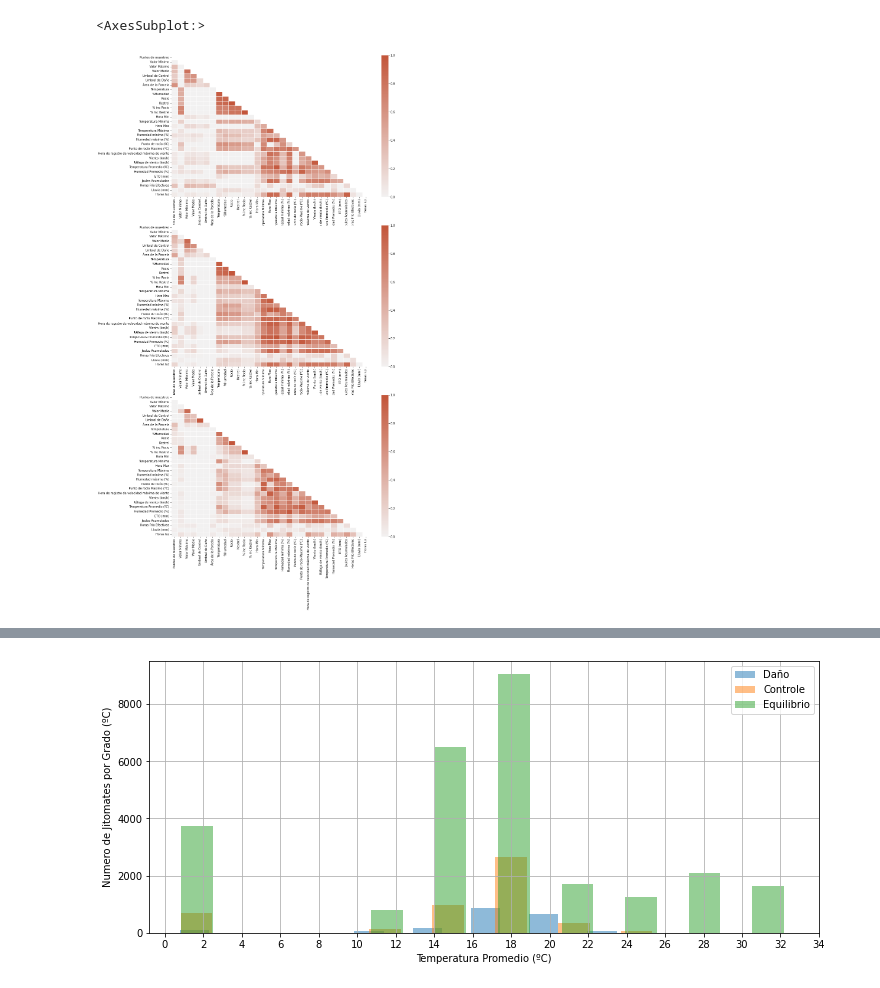
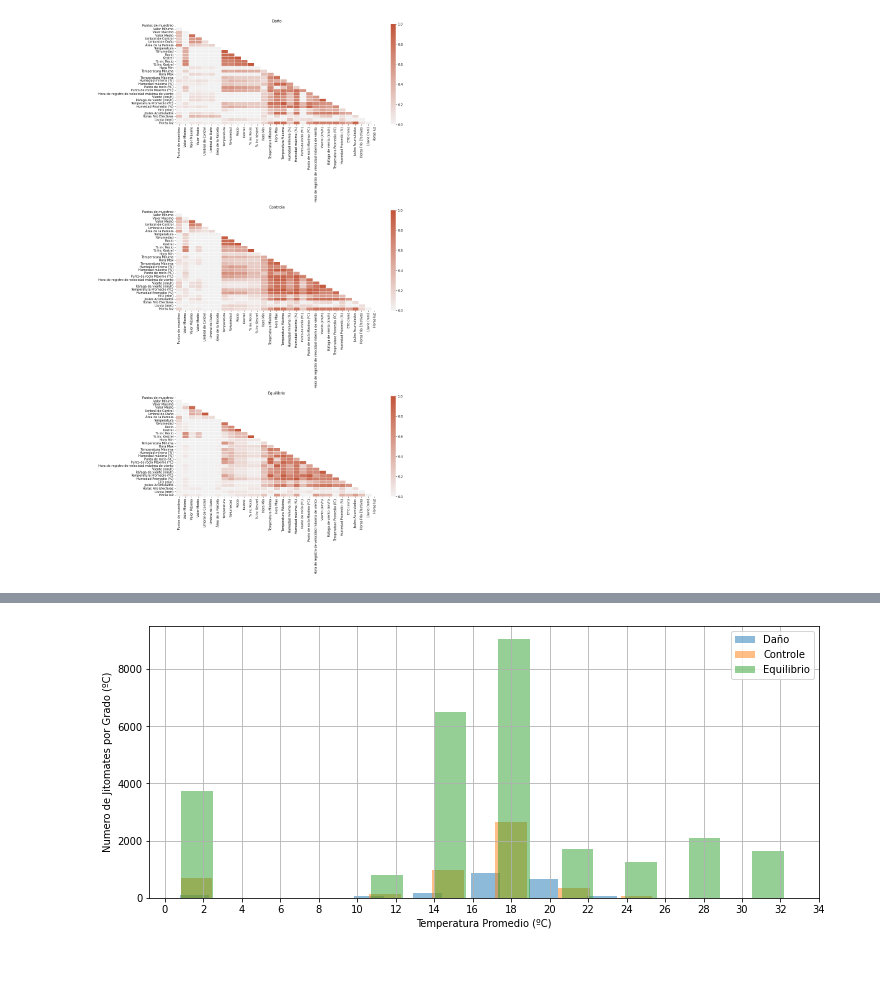
Before and after one commit to Felipelv199/herramientas-para-cd, a Jupyter notebook: homeworks/05-homework/main.ipynb, the cells around one changed output, grey strips where cells are left out. Cells and saved outputs as stored; diff of their text form; code cells hidden in the pictures.

Commit message:
Create new graphs

```diff
--- a/homeworks/05-homework/main.ipynb
+++ b/homeworks/05-homework/main.ipynb
@@ -31,29 +56,33 @@ controle_df = clean_df.loc[jitomates_df['Severidad del Problema'] == "Controle"]
 equilibrio_df = clean_df.loc[jitomates_df['Severidad del Problema'] == "Equilibrio"]
 # %%
 # Set up the matplotlib figure
-f, ax = plt.subplots(3, 1, figsize=(15, 30))
+f, ax = plt.subplots(3, 1, figsize=(15, 25))
 
 daño_df_corr = daño_df.corr()
 controle_df_corr = controle_df.corr()
 equilibrio_df_corr = equilibrio_df.corr()
 
 # Generate a mask for the upper triangle
 mask_daño = np.triu(np.ones_like(daño_df_corr, dtype=bool))
 mask_controle = np.triu(np.ones_like(controle_df_corr, dtype=bool))
 mask_equilibrio = np.triu(np.ones_like(equilibrio_df_corr, dtype=bool))
 
 # Generate a custom diverging colormap
 cmap = sn.diverging_palette(230, 20, as_cmap=True)
 
 # Draw the heatmap with the mask and correct aspect ratio
 sn.heatmap(daño_df_corr, mask=mask_daño, cmap=cmap, vmax=1, vmin=0, center=0,
            square=False, linewidths=.5, cbar_kws={"shrink": 1}, ax=ax[0])
 # Draw the heatmap with the mask and correct aspect ratio
 sn.heatmap(controle_df_corr, mask=mask_controle, cmap=cmap, vmax=1, vmin=0, center=0,
            square=False, linewidths=.5, cbar_kws={"shrink": 1}, ax=ax[1])
 # Draw the heatmap with the mask and correct aspect ratio
 sn.heatmap(equilibrio_df_corr, mask=mask_equilibrio, cmap=cmap, vmax=1, vmin=0, center=0,
            square=False, linewidths=.5, cbar_kws={"shrink": 1}, ax=ax[2])
+
+ax[0].set_title("Daño")
+ax[1].set_title("Controle")
+ax[2].set_title("Equilibrio")
+f.tight_layout()
 # %% [output]
-<AxesSubplot:>
-[figure, old version]
+[figure, new version]
```
Also changed, not shown: parts of 4 cells of this notebook.
